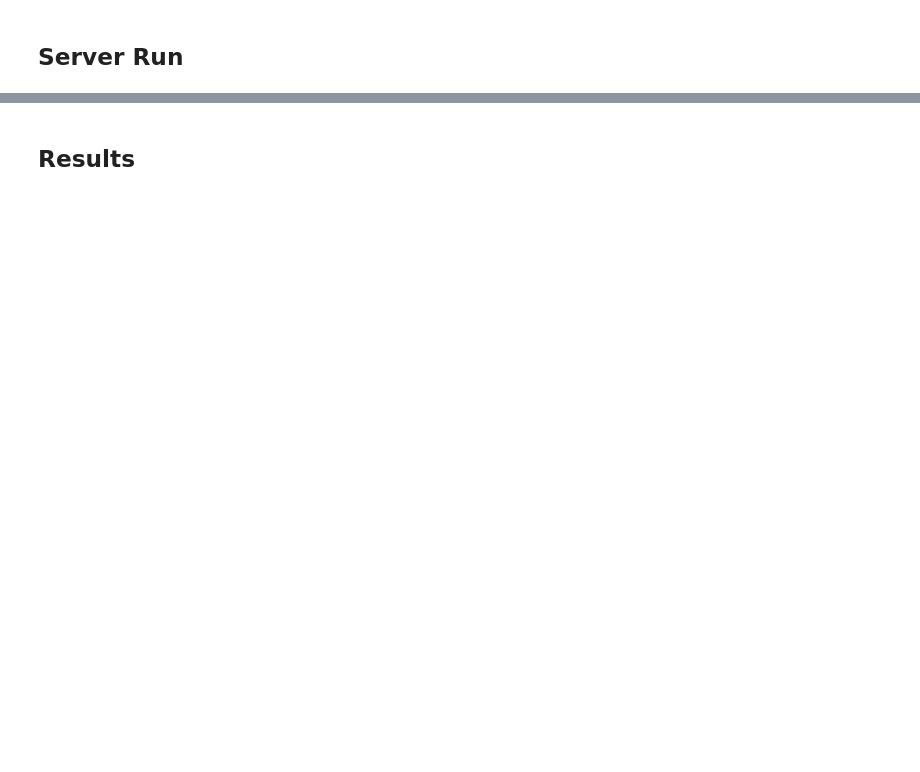
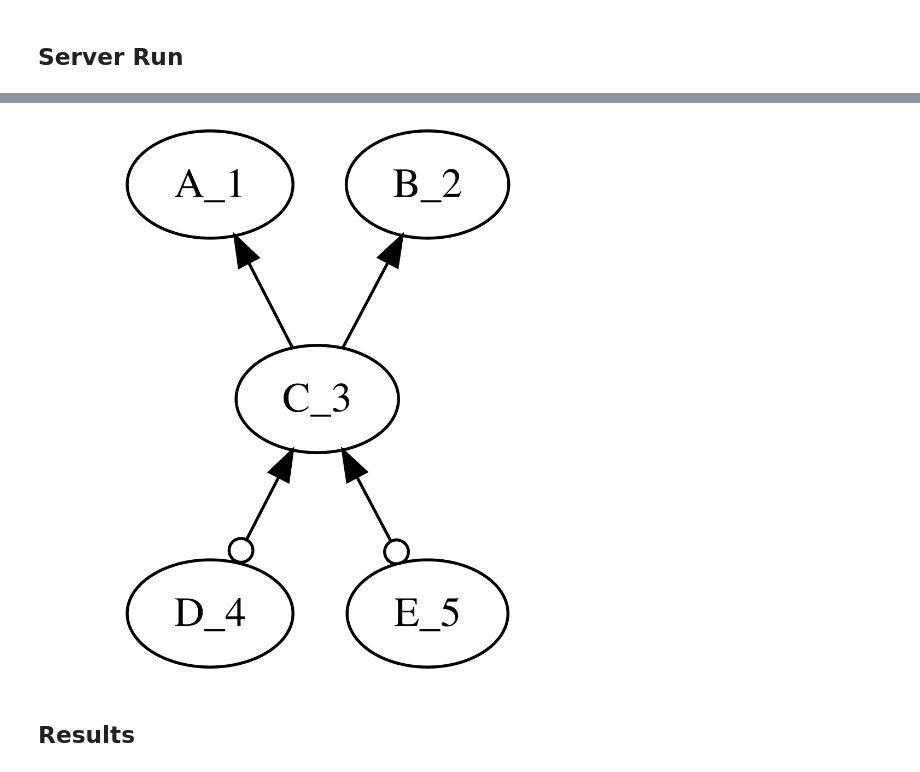
Before and after one commit to maxhahn/fedci, a Jupyter notebook: app/fedci/test.ipynb, the cells around one changed output, grey strips where cells are left out. Drawn from its saved outputs; the diff is of its cells as text; code cells hidden in the pictures; blank space fills up the shorter version.

```diff
--- a/app/fedci/test.ipynb
+++ b/app/fedci/test.ipynb
@@ -536,6 +785,11 @@ returning status TRUE
 data2graph(pag, pag_labels)
 # %% [output]
 [drawing not drawn]
+# %%
+from IPython.display import display, Image
+display(Image(filename='./tmp/ag.png'))
+# %% [output]
+[figure, added]
 # %% [markdown]
 ## Results
 # %%
```
Also changed, not shown: parts of 34 cells of this notebook, 1 other file.
